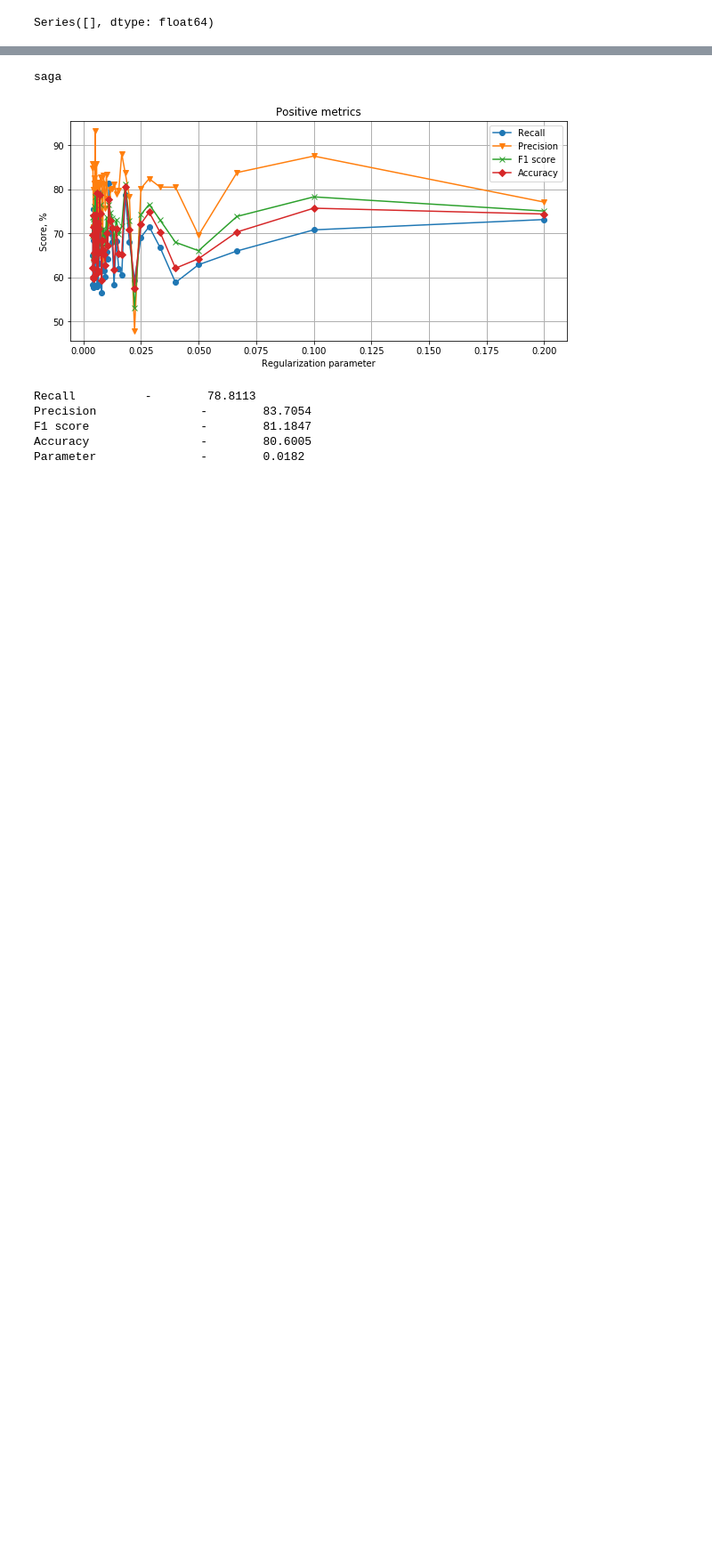
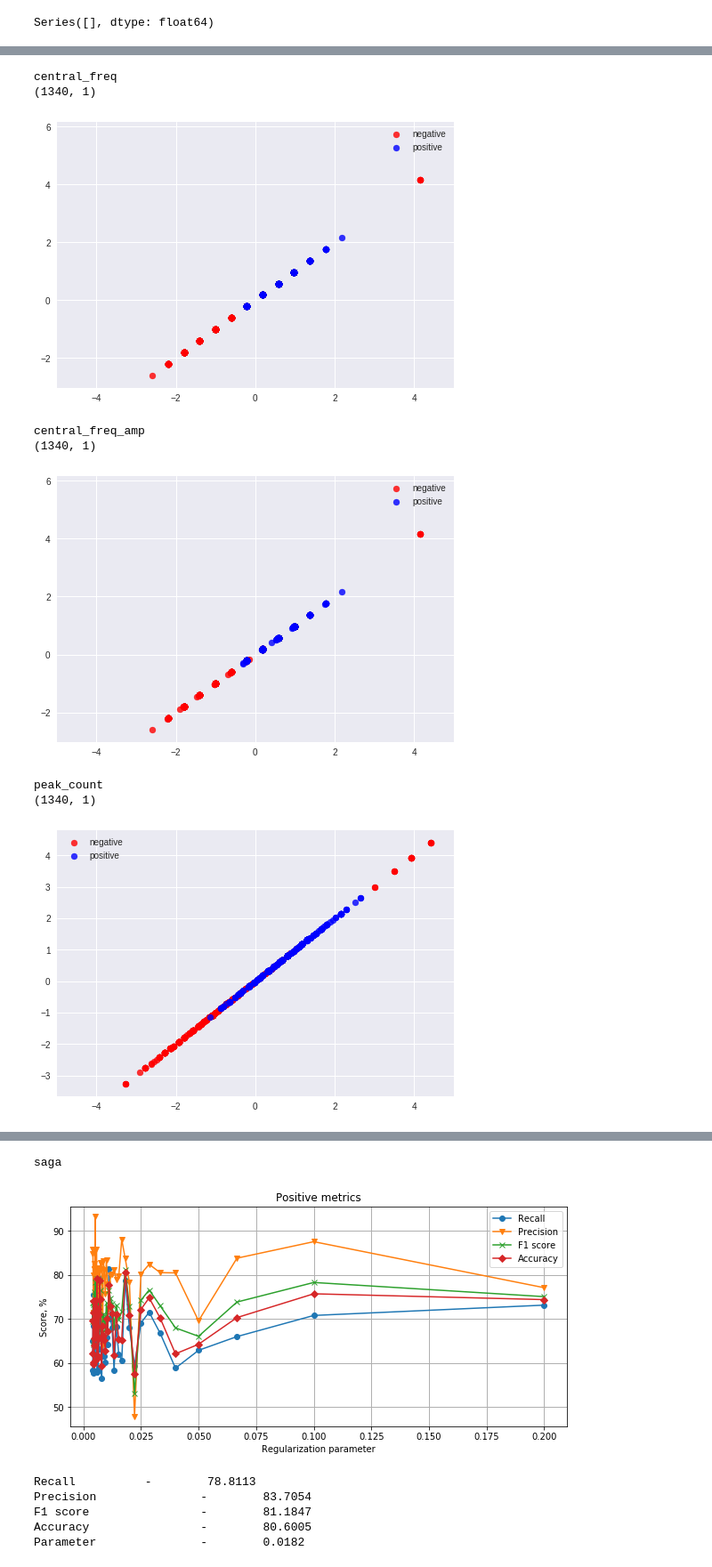
Before and after one commit to SemVan/PySignalClassifier, a Jupyter notebook: TreeSignalClassifier.ipynb, the cells around one changed output, grey strips where cells are left out. Shown: that part at 89% size. Saved outputs shown, nothing was run; the diff lists cells and outputs as text; code cells hidden in the pictures; blank space fills up the shorter version.

```diff
--- a/TreeSignalClassifier.ipynb
+++ b/TreeSignalClassifier.ipynb
@@ -195,20 +213,32 @@ print(lenDiff)
 # %%
 df_null = df[df['target']==NEGATIVE].iloc[lenDiff:]
 df_ed = df[df['target']==POSITIVE]
 df_train = pd.concat([df_null.head(halfLength), df_ed.head(halfLength)], ignore_index = True)
 df_ver = pd.concat([df_null.tail(halfLength), df_ed.tail(halfLength)], ignore_index = True)
 
 df_train.sample(frac=1).reset_index(drop=True)
 df_ver.sample(frac=1).reset_index(drop=True)
 
 # print(df_train[df_train['target']==NEGATIVE].count())
 # print(df_train[df_train['target']==POSITIVE].count())
-# features = [ 'central_freq_amp','peak_count','peak_mean','peak_SD','peak_matters_SD', 'peak_matters_Int',
-#             'sig_SD','sig_mean', 'dixi']
-features = [ 'central_freq_amp','peak_count','peak_mean','peak_SD', 'peak_matters_Int',
-            'sig_SD','sig_mean','first_moment', 'second_moment', 'third_moment', 'forth_moment']
+features = ['central_freq', 'central_freq_amp', 'peak_count',
+        'peak_mean', 'peak_SD', 'peak_matters_SD', 'peak_matters_Int', 'dixi',
+            'sig_mean','sig_SD', 'relation', 'x_relation']
+
+# features = [ 'central_freq_amp','peak_count','peak_SD', 'peak_matters_Int',
+#             'sig_SD','sig_mean','first_moment', 'second_moment', 'third_moment', 'forth_moment', 'relation']
 features1 = ['central_freq']
-# for feat in features:
-#     print(feat)
-#     features1.append(feat)
-#     show_lda(df_train, features1)
+for feat in features:
+    print(feat)
+    features1.append(feat)
+    show_lda(df_train, features1)
+# %% [output]
+central_freq
+(1340, 1)
+[figure, added]
+central_freq_amp
+(1340, 1)
+[figure, added]
+peak_count
+(1340, 1)
+[figure, added]
```
Also changed, not shown: parts of 8 cells of this notebook, 2 other files.
